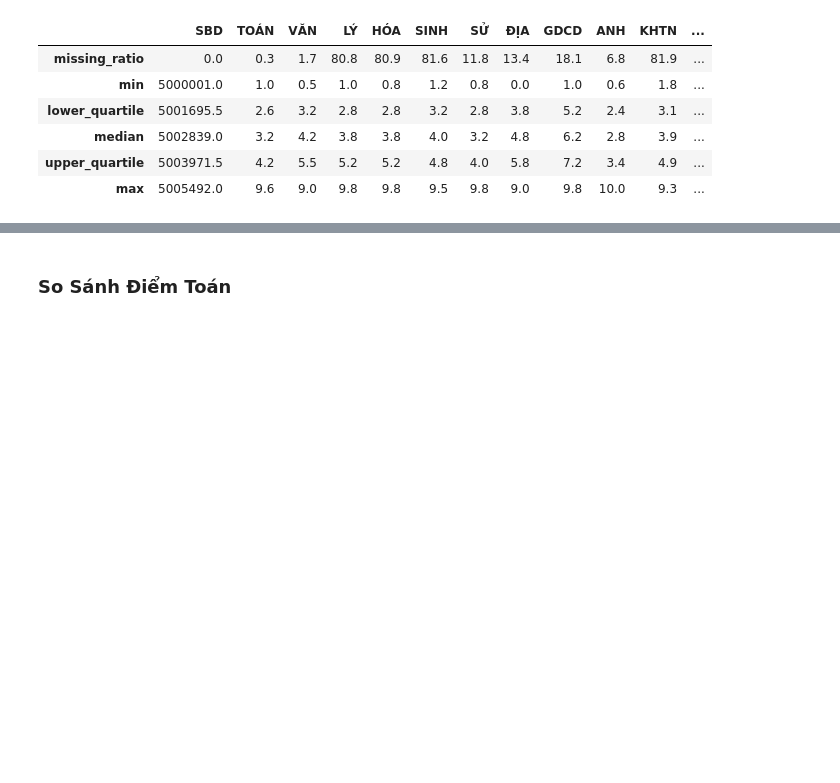
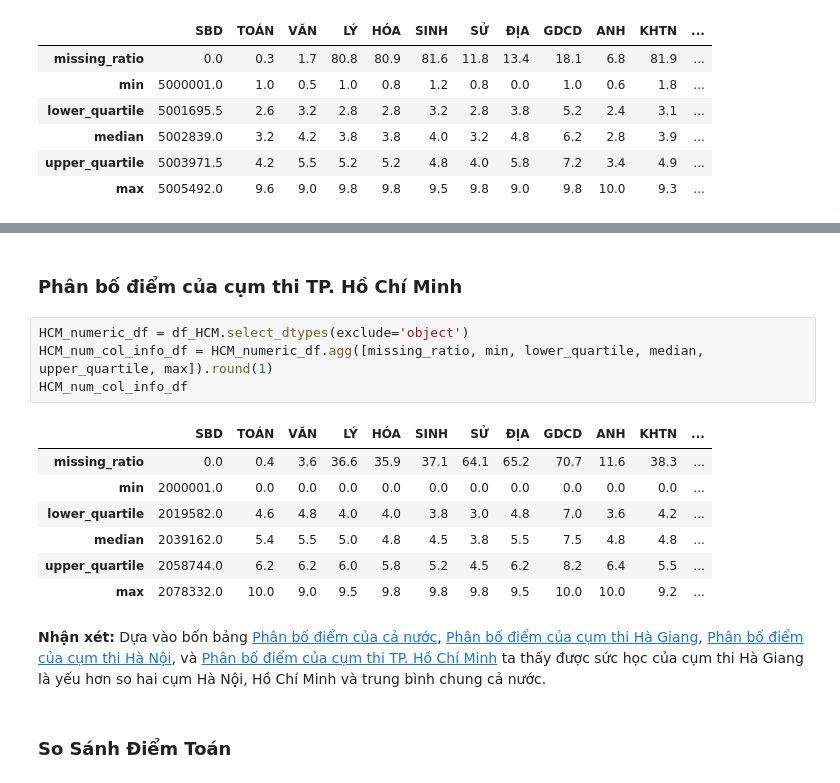
Before and after one commit to nguyenkhangme/project-visualization-cheating-score, a Jupyter notebook: Main.ipynb, the cells around one changed output, grey strips where cells are left out. Cells and saved outputs as stored; diff of their text form; blank space fills up the shorter version.

```diff
--- a/Main.ipynb
+++ b/Main.ipynb
@@ -259,3 +262,19 @@ HG_num_col_info_df
+# %% [markdown]
+### Phân bố điểm của cụm thi TP. Hồ Chí Minh
+# %%
+HCM_numeric_df = df_HCM.select_dtypes(exclude='object')
+HCM_num_col_info_df = HCM_numeric_df.agg([missing_ratio, min, lower_quartile, median, upper_quartile, max]).round(1)
+HCM_num_col_info_df
+# %% [output]
+|  | SBD | TOÁN | VĂN | LÝ | HÓA | SINH | SỬ | ĐỊA | GDCD | ANH | KHTN | ... |
+| missing_ratio | 0.0 | 0.4 | 3.6 | 36.6 | 35.9 | 37.1 | 64.1 | 65.2 | 70.7 | 11.6 | 38.3 | ... |
+| min | 2000001.0 | 0.0 | 0.0 | 0.0 | 0.0 | 0.0 | 0.0 | 0.0 | 0.0 | 0.0 | 0.0 | ... |
+| lower_quartile | 2019582.0 | 4.6 | 4.8 | 4.0 | 4.0 | 3.8 | 3.0 | 4.8 | 7.0 | 3.6 | 4.2 | ... |
+| median | 2039162.0 | 5.4 | 5.5 | 5.0 | 4.8 | 4.5 | 3.8 | 5.5 | 7.5 | 4.8 | 4.8 | ... |
+| upper_quartile | 2058744.0 | 6.2 | 6.2 | 6.0 | 5.8 | 5.2 | 4.5 | 6.2 | 8.2 | 6.4 | 5.5 | ... |
+| max | 2078332.0 | 10.0 | 9.0 | 9.5 | 9.8 | 9.8 | 9.8 | 9.5 | 10.0 | 10.0 | 9.2 | ... |
+# %% [markdown]
+**Nhận xét:** Dựa vào bốn bảng [Phân bố điểm của cả nước](#Phân-bố-điểm-của-cả-nước), [Phân bố điểm của cụm thi Hà Giang](#Phân-bố-điểm-của-cụm-thi-Hà-Giang), [Phân bố điểm của cụm thi Hà Nội](#Phân-bố-điểm-của-cụm-thi-Hà-Nội), và [Phân bố điểm của cụm thi TP. Hồ Chí Minh](#Phân-bố-điểm-của-cụm-thi-TP.-Hồ-Chí-Minh) ta thấy được sức học của cụm thi Hà Giang là yếu hơn so hai cụm Hà Nội, Hồ Chí Minh và trung bình chung cả nước.
 # %% [markdown]
 ### So Sánh Điểm Toán
 # %%
```
Also changed, not shown: parts of 11 cells of this notebook.
